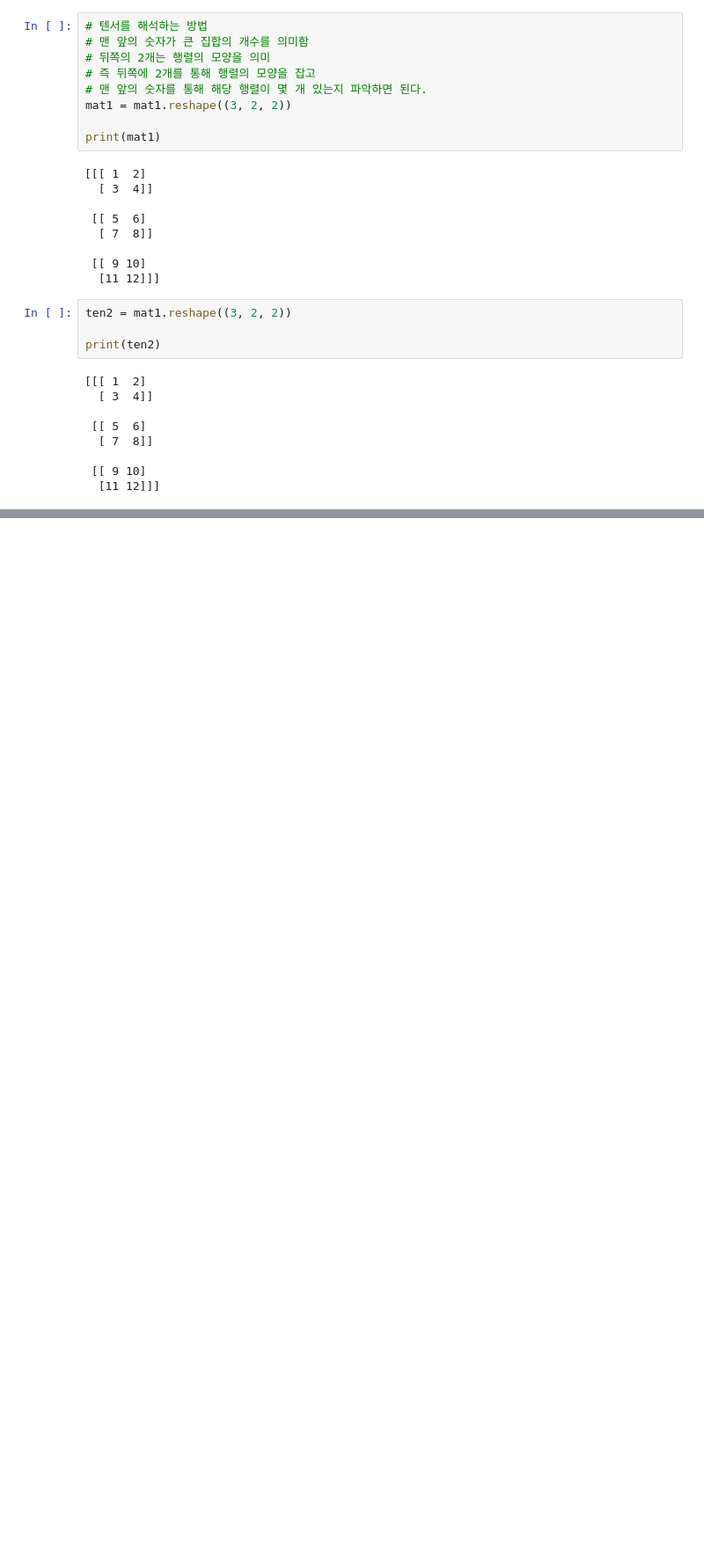
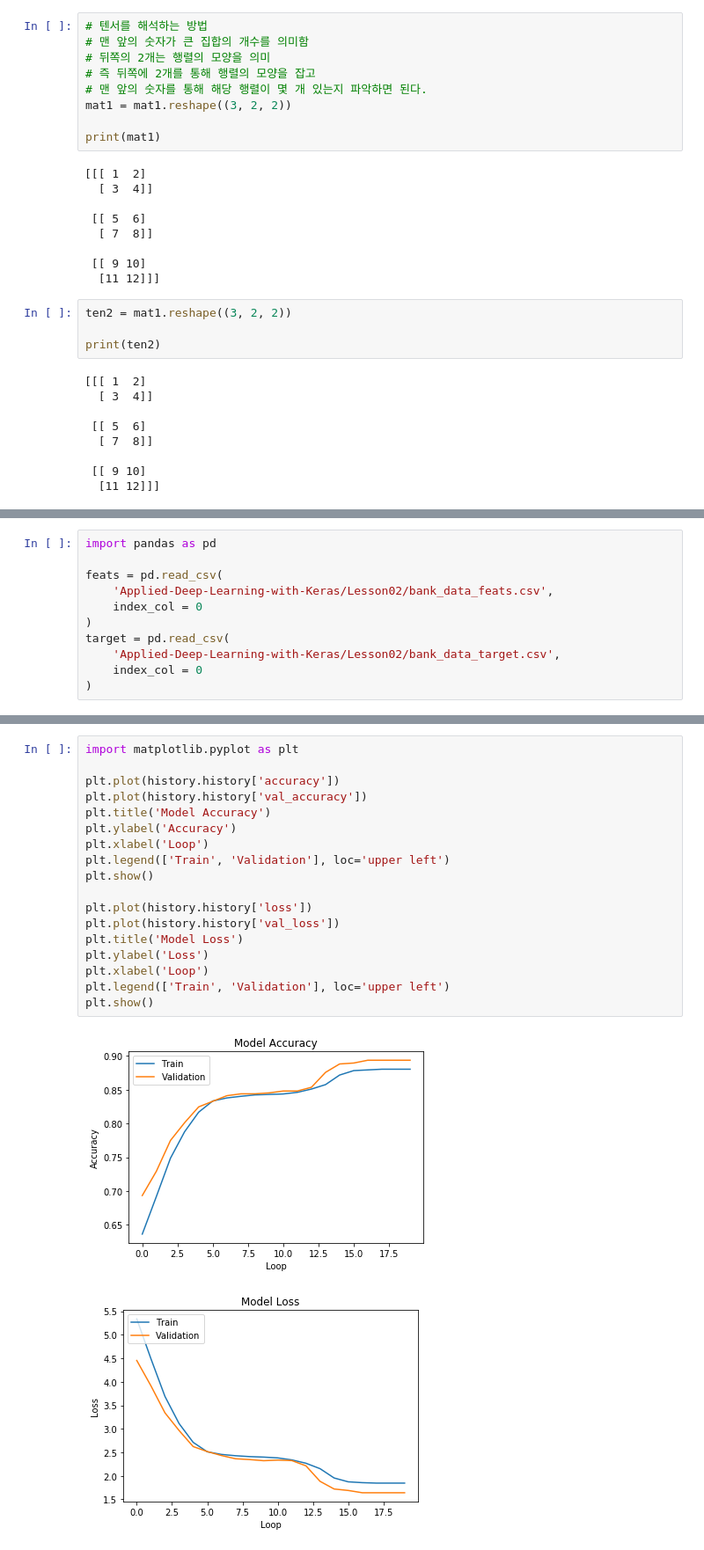
Before and after one commit to Jelly6489/testRepoKJY, a Jupyter notebook: third.ipynb, the cells around one changed output, grey strips where cells are left out. Shown: that part at 88% size. Cells and saved outputs as stored; diff of their text form; blank space fills up the shorter version.

```diff
--- a/third.ipynb
+++ b/third.ipynb
@@ -259,0 +503,11 @@ print(ten4)
+# %%
+import pandas as pd
+
+feats = pd.read_csv(
+    'Applied-Deep-Learning-with-Keras/Lesson02/bank_data_feats.csv',
+    index_col = 0
+)
+target = pd.read_csv(
+    'Applied-Deep-Learning-with-Keras/Lesson02/bank_data_target.csv',
+    index_col = 0
+)
@@ -259,0 +564,21 @@ print(ten4)
+# %%
+import matplotlib.pyplot as plt
+
+plt.plot(history.history['accuracy'])
+plt.plot(history.history['val_accuracy'])
+plt.title('Model Accuracy')
+plt.ylabel('Accuracy')
+plt.xlabel('Loop')
+plt.legend(['Train', 'Validation'], loc='upper left')
+plt.show()
+
+plt.plot(history.history['loss'])
+plt.plot(history.history['val_loss'])
+plt.title('Model Loss')
+plt.ylabel('Loss')
+plt.xlabel('Loop')
+plt.legend(['Train', 'Validation'], loc='upper left')
+plt.show()
+# %% [output]
+[figure, added]
+[figure, added]
```
Also changed, not shown: parts of 34 cells of this notebook.
